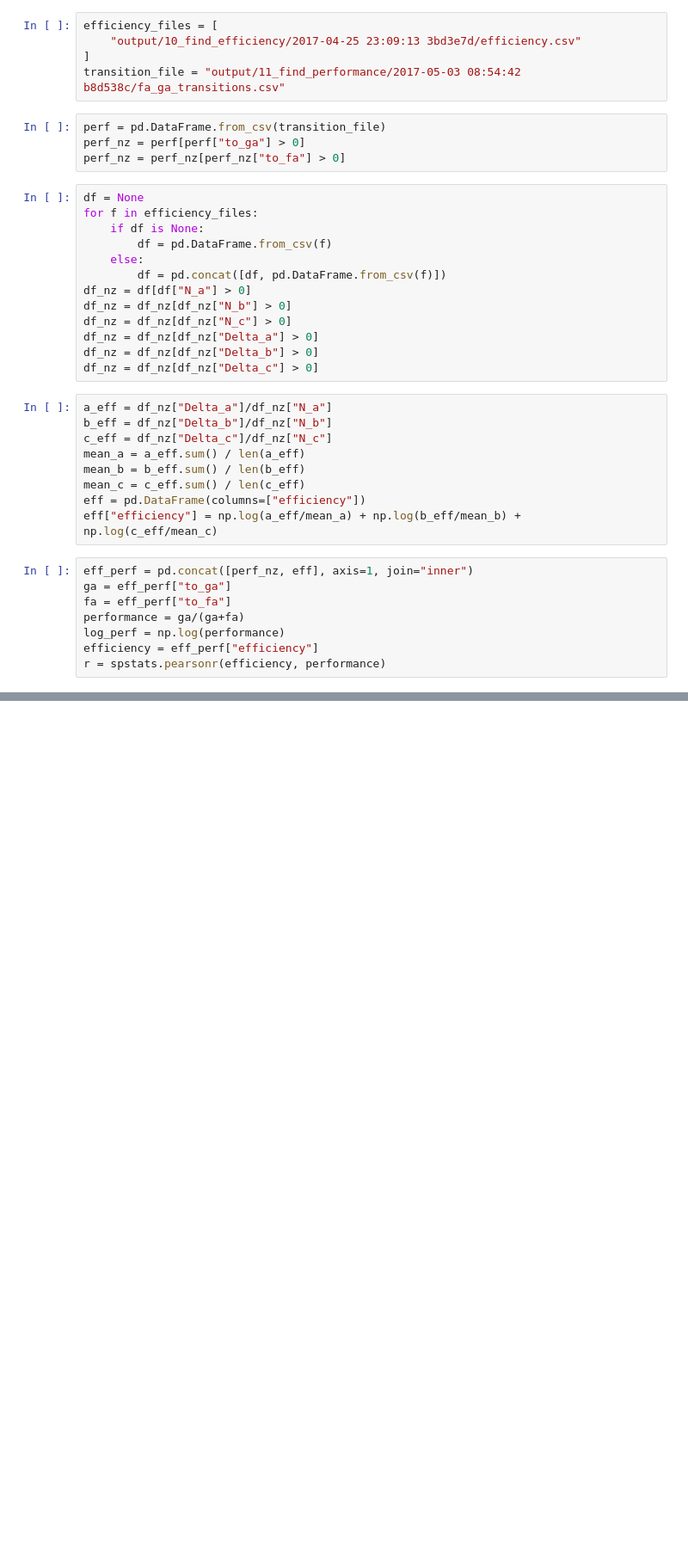
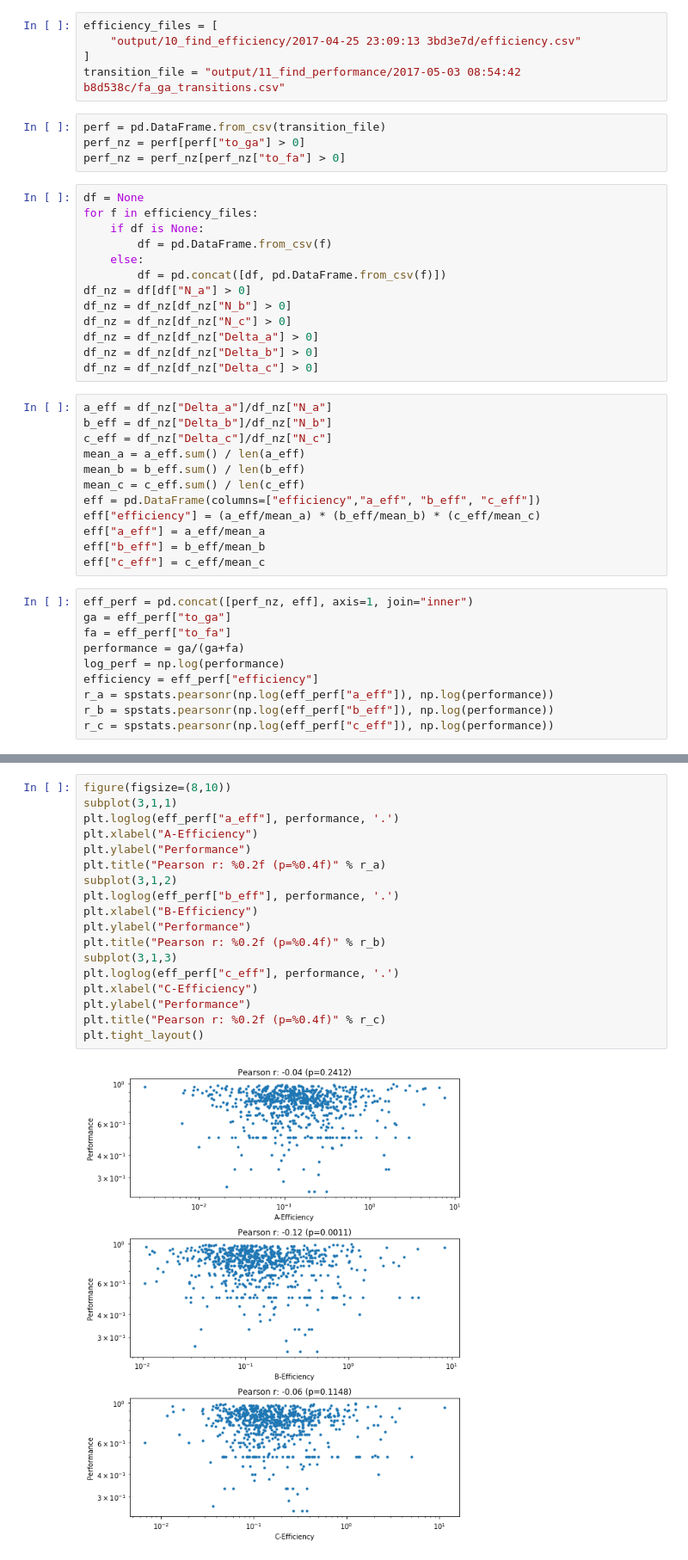
Before and after one commit to elplatt/WP-Efficiency-Performance, a Jupyter notebook: 14 Plot efficiency performance.ipynb, the cells around one changed output, grey strips where cells are left out. Shown at 86% size. Drawn from its saved outputs; the diff is of its cells as text; blank space fills up the shorter version.

```diff
--- a/14 Plot efficiency performance.ipynb
+++ b/14 Plot efficiency performance.ipynb
@@ -33,8 +35,11 @@ c_eff = df_nz["Delta_c"]/df_nz["N_c"]
 mean_a = a_eff.sum() / len(a_eff)
 mean_b = b_eff.sum() / len(b_eff)
 mean_c = c_eff.sum() / len(c_eff)
-eff = pd.DataFrame(columns=["efficiency"])
-eff["efficiency"] = np.log(a_eff/mean_a) + np.log(b_eff/mean_b) + np.log(c_eff/mean_c)
+eff = pd.DataFrame(columns=["efficiency","a_eff", "b_eff", "c_eff"])
+eff["efficiency"] = (a_eff/mean_a) * (b_eff/mean_b) * (c_eff/mean_c)
+eff["a_eff"] = a_eff/mean_a
+eff["b_eff"] = b_eff/mean_b
+eff["c_eff"] = c_eff/mean_c
 # %%
 eff_perf = pd.concat([perf_nz, eff], axis=1, join="inner")
 ga = eff_perf["to_ga"]
@@ -42,4 +47,6 @@ fa = eff_perf["to_fa"]
 performance = ga/(ga+fa)
 log_perf = np.log(performance)
 efficiency = eff_perf["efficiency"]
-r = spstats.pearsonr(efficiency, performance)
+r_a = spstats.pearsonr(np.log(eff_perf["a_eff"]), np.log(performance))
+r_b = spstats.pearsonr(np.log(eff_perf["b_eff"]), np.log(performance))
+r_c = spstats.pearsonr(np.log(eff_perf["c_eff"]), np.log(performance))
@@ -50,0 +53,20 @@ plt.title("Pearson r: %0.2f (p=%0.4f)" % r)
+# %%
+figure(figsize=(8,10))
+subplot(3,1,1)
+plt.loglog(eff_perf["a_eff"], performance, '.')
+plt.xlabel("A-Efficiency")
+plt.ylabel("Performance")
+plt.title("Pearson r: %0.2f (p=%0.4f)" % r_a)
+subplot(3,1,2)
+plt.loglog(eff_perf["b_eff"], performance, '.')
+plt.xlabel("B-Efficiency")
+plt.ylabel("Performance")
+plt.title("Pearson r: %0.2f (p=%0.4f)" % r_b)
+subplot(3,1,3)
+plt.loglog(eff_perf["c_eff"], performance, '.')
+plt.xlabel("C-Efficiency")
+plt.ylabel("Performance")
+plt.title("Pearson r: %0.2f (p=%0.4f)" % r_c)
+plt.tight_layout()
+# %% [output]
+[figure, added]
```
Also changed, not shown: parts of 2 cells of this notebook, 3 other files.
